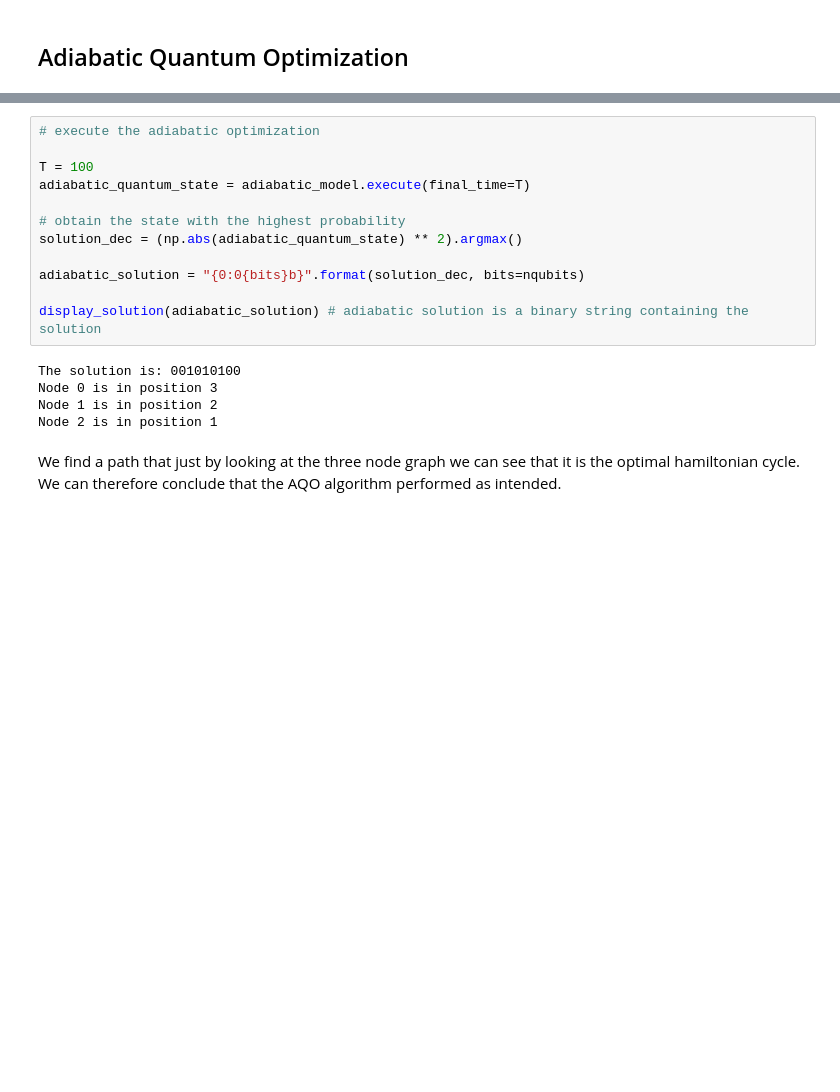
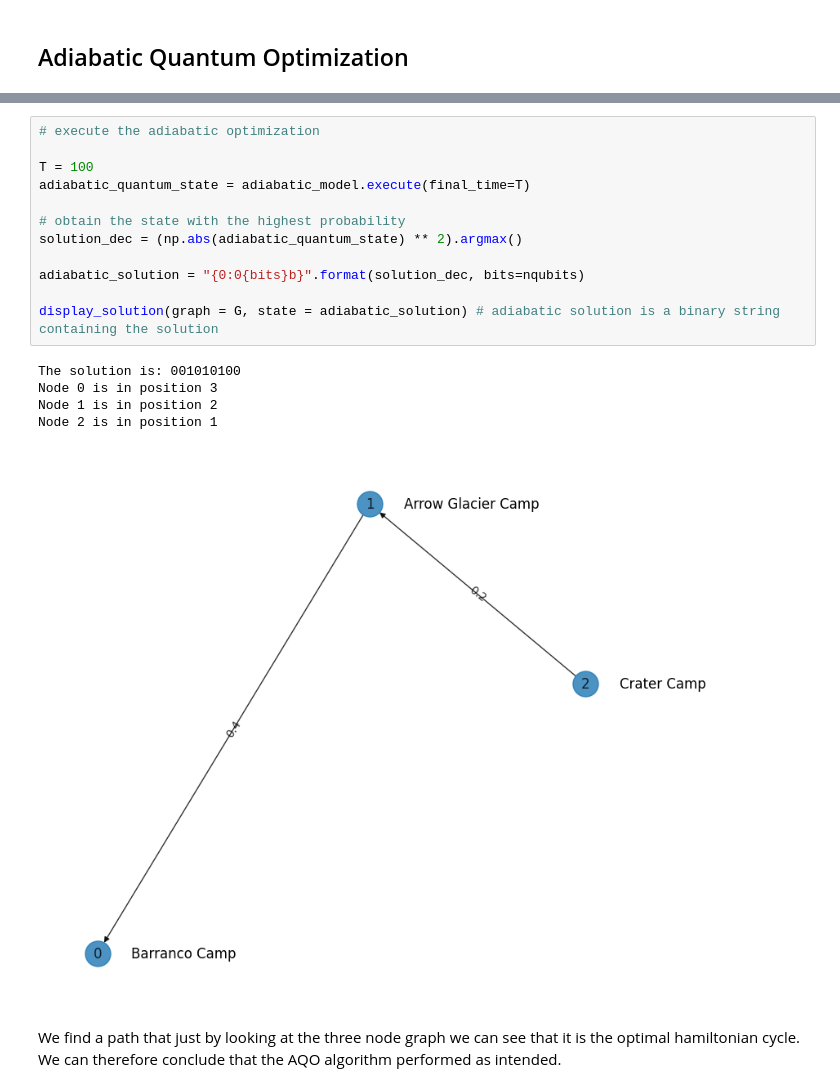
Before and after one commit to pau-torrente/tsp_qilimanjaro_challenge, a Jupyter notebook: TSP_introductory_challenge.ipynb, the cells around one changed output, grey strips where cells are left out. Cells and saved outputs as stored; diff of their text form; blank space fills up the shorter version.

Commit message:
Modified display function to show map with path

```diff
--- a/TSP_introductory_challenge.ipynb
+++ b/TSP_introductory_challenge.ipynb
@@ -338,20 +397,21 @@ adiabatic_model = AdiabaticEvolution(H0_dense, H1_dense, s, dt)
 # %%
 # execute the adiabatic optimization
 
 T = 100
 adiabatic_quantum_state = adiabatic_model.execute(final_time=T)
 
 # obtain the state with the highest probability
 solution_dec = (np.abs(adiabatic_quantum_state) ** 2).argmax()
 
 adiabatic_solution = "{0:0{bits}b}".format(solution_dec, bits=nqubits)
 
-display_solution(adiabatic_solution) # adiabatic solution is a binary string containing the solution
+display_solution(graph = G, state = adiabatic_solution) # adiabatic solution is a binary string containing the solution
 # %% [output]
 The solution is: 001010100
 Node 0 is in position 3
 Node 1 is in position 2
 Node 2 is in position 1
+[figure, added]
 # %% [markdown]
 We find a path that just by looking at the three node graph we can see that it is the optimal hamiltonian cycle. We can therefore conclude that the AQO algorithm performed as intended.
 # %% [markdown]
```
Also changed, not shown: parts of 10 cells of this notebook, 1 other file.
